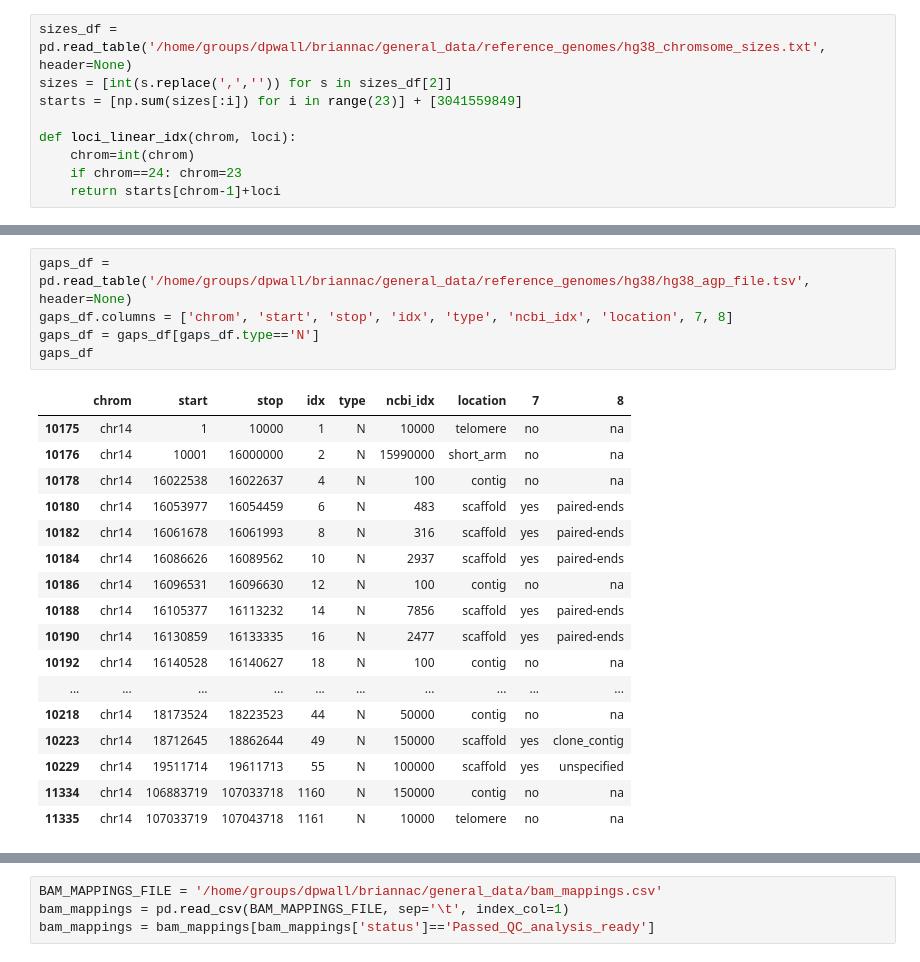
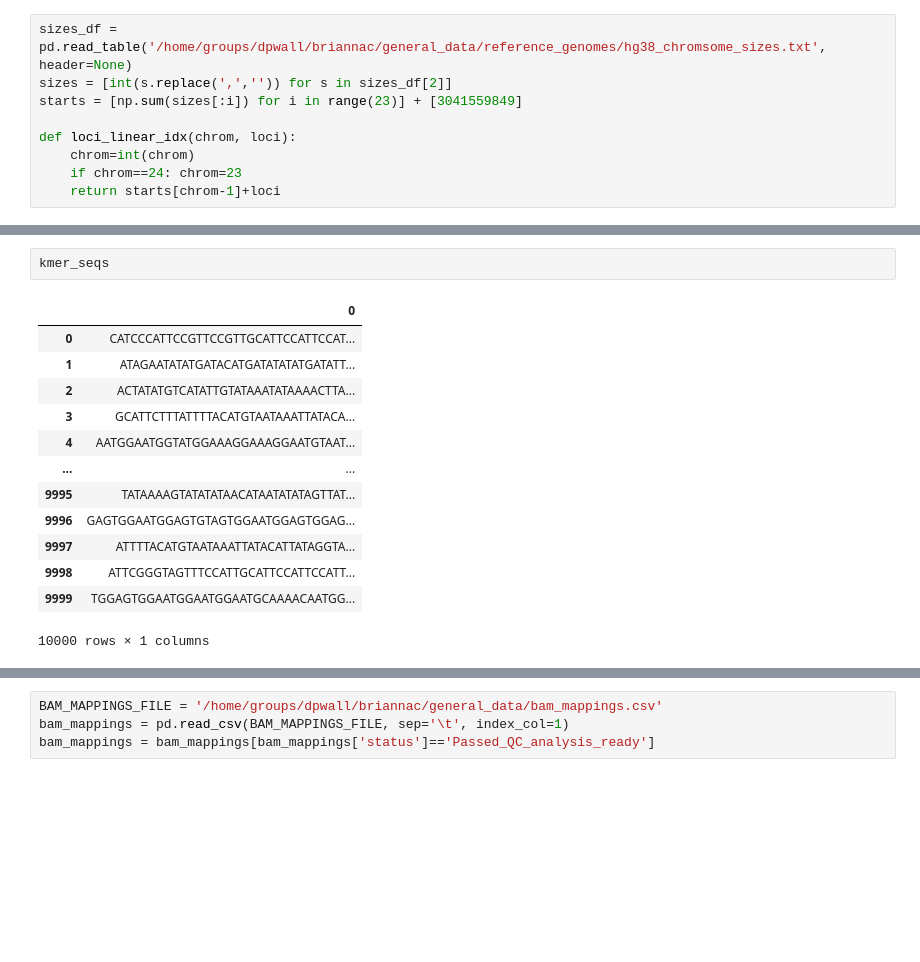
Before and after one commit to briannachrisman/alt_haplotypes, a Jupyter notebook: src/figures/unmapped_kmers_stats.ipynb, the cells around one changed output, grey strips where cells are left out. Cells and saved outputs as stored; diff of their text form; blank space fills up the shorter version.

```diff
--- a/src/figures/unmapped_kmers_stats.ipynb
+++ b/src/figures/unmapped_kmers_stats.ipynb
@@ -90,26 +132,19 @@ array([['ACTCAATTCCTTTTCACTCCATTCCAATCCACTCCACTCCATTCCACTTCCCTCCATTCCATTCCACTCCT
-# %%
-gaps_df = pd.read_table('/home/groups/dpwall/briannac/general_data/reference_genomes/hg38/hg38_agp_file.tsv', header=None)
-gaps_df.columns = ['chrom', 'start', 'stop', 'idx', 'type', 'ncbi_idx', 'location', 7, 8]
-gaps_df = gaps_df[gaps_df.type=='N']
-gaps_df
-# %% [output]
-|  | chrom | start | stop | idx | type | ncbi_idx | location | 7 | 8 |
-| 10175 | chr14 | 1 | 10000 | 1 | N | 10000 | telomere | no | na |
-| 10176 | chr14 | 10001 | 16000000 | 2 | N | 15990000 | short_arm | no | na |
-| 10178 | chr14 | 16022538 | 16022637 | 4 | N | 100 | contig | no | na |
-| 10180 | chr14 | 16053977 | 16054459 | 6 | N | 483 | scaffold | yes | paired-ends |
-| 10182 | chr14 | 16061678 | 16061993 | 8 | N | 316 | scaffold | yes | paired-ends |
-| 10184 | chr14 | 16086626 | 16089562 | 10 | N | 2937 | scaffold | yes | paired-ends |
-| 10186 | chr14 | 16096531 | 16096630 | 12 | N | 100 | contig | no | na |
-| 10188 | chr14 | 16105377 | 16113232 | 14 | N | 7856 | scaffold | yes | paired-ends |
-| 10190 | chr14 | 16130859 | 16133335 | 16 | N | 2477 | scaffold | yes | paired-ends |
-| 10192 | chr14 | 16140528 | 16140627 | 18 | N | 100 | contig | no | na |
-| ... | ... | ... | ... | ... | ... | ... | ... | ... | ... |
-| 10218 | chr14 | 18173524 | 18223523 | 44 | N | 50000 | contig | no | na |
-| 10223 | chr14 | 18712645 | 18862644 | 49 | N | 150000 | scaffold | yes | clone_contig |
-| 10229 | chr14 | 19511714 | 19611713 | 55 | N | 100000 | scaffold | yes | unspecified |
-| 11334 | chr14 | 106883719 | 107033718 | 1160 | N | 150000 | contig | no | na |
-| 11335 | chr14 | 107033719 | 107043718 | 1161 | N | 10000 | telomere | no | na |
+# %%
+kmer_seqs
+# %% [output]
+|  | 0 |
+| 0 | CATCCCATTCCGTTCCGTTGCATTCCATTCCAT... |
+| 1 | ATAGAATATATGATACATGATATATATGATATT... |
+| 2 | ACTATATGTCATATTGTATAAATATAAAACTTA... |
+| 3 | GCATTCTTTATTTTACATGTAATAAATTATACA... |
+| 4 | AATGGAATGGTATGGAAAGGAAAGGAATGTAAT... |
+| ... | ... |
+| 9995 | TATAAAAGTATATATAACATAATATATAGTTAT... |
+| 9996 | GAGTGGAATGGAGTGTAGTGGAATGGAGTGGAG... |
+| 9997 | ATTTTACATGTAATAAATTATACATTATAGGTA... |
+| 9998 | ATTCGGGTAGTTTCCATTGCATTCCATTCCATT... |
+| 9999 | TGGAGTGGAATGGAATGGAATGCAAAACAATGG... |
+10000 rows × 1 columns
 # %%
 chrom=14
 f, ax = plt.subplots(figsize=(20,3))
```
Also changed, not shown: parts of 26 cells of this notebook, 31 other files.
